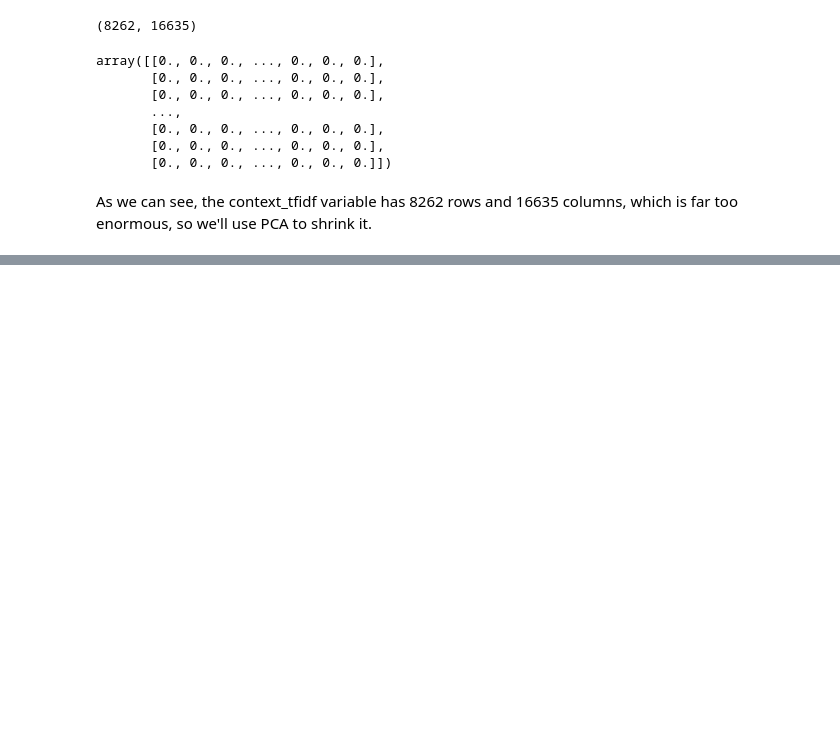
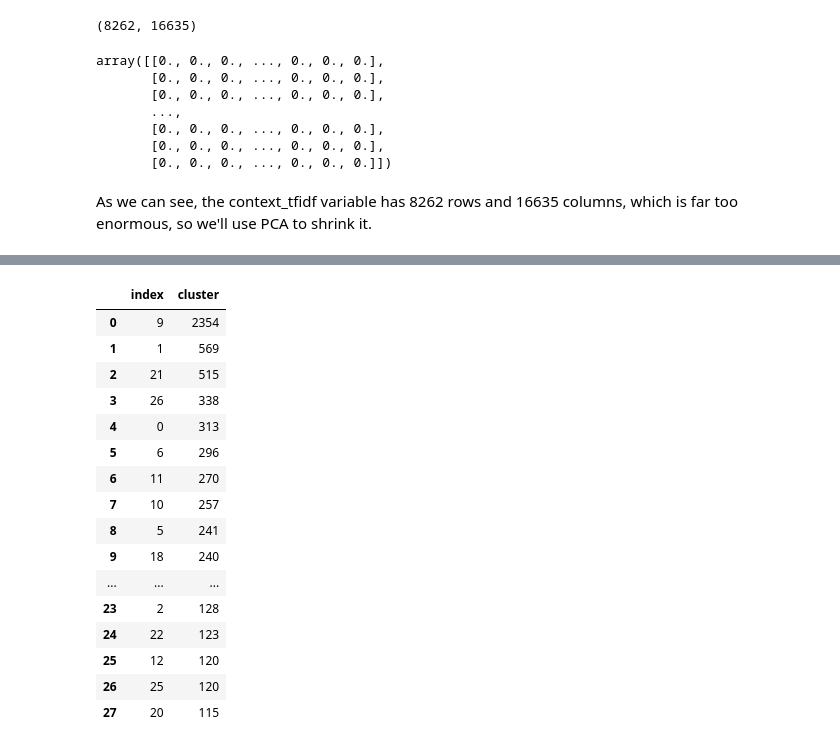
Before and after one commit to PUNEETSUBHANJI/Netflix_movies_Tv_shows_clustering, a Jupyter notebook: Netflix_Movies_Tv_shows_Clustering.ipynb, the cells around one changed output, grey strips where cells are left out. Drawn from its saved outputs; the diff is of its cells as text; code cells hidden in the pictures; blank space fills up the shorter version.

```diff
--- a/Netflix_Movies_Tv_shows_Clustering.ipynb
+++ b/Netflix_Movies_Tv_shows_Clustering.ipynb
@@ -681,0 +874,22 @@ As we can see, the context_tfidf variable has 8262 rows and 16635 columns, which
+# %%
+#checking the number of clusters
+number_of_clusters=data_clean_frame['cluster'].value_counts().reset_index()
+number_of_clusters
+# %% [output]
+|  | index | cluster |
+| 0 | 9 | 2354 |
+| 1 | 1 | 569 |
+| 2 | 21 | 515 |
+| 3 | 26 | 338 |
+| 4 | 0 | 313 |
+| 5 | 6 | 296 |
+| 6 | 11 | 270 |
+| 7 | 10 | 257 |
+| 8 | 5 | 241 |
+| 9 | 18 | 240 |
+| ... | ... | ... |
+| 23 | 2 | 128 |
+| 24 | 22 | 123 |
+| 25 | 12 | 120 |
+| 26 | 25 | 120 |
+| 27 | 20 | 115 |
```
Also changed, not shown: parts of 23 cells of this notebook.
